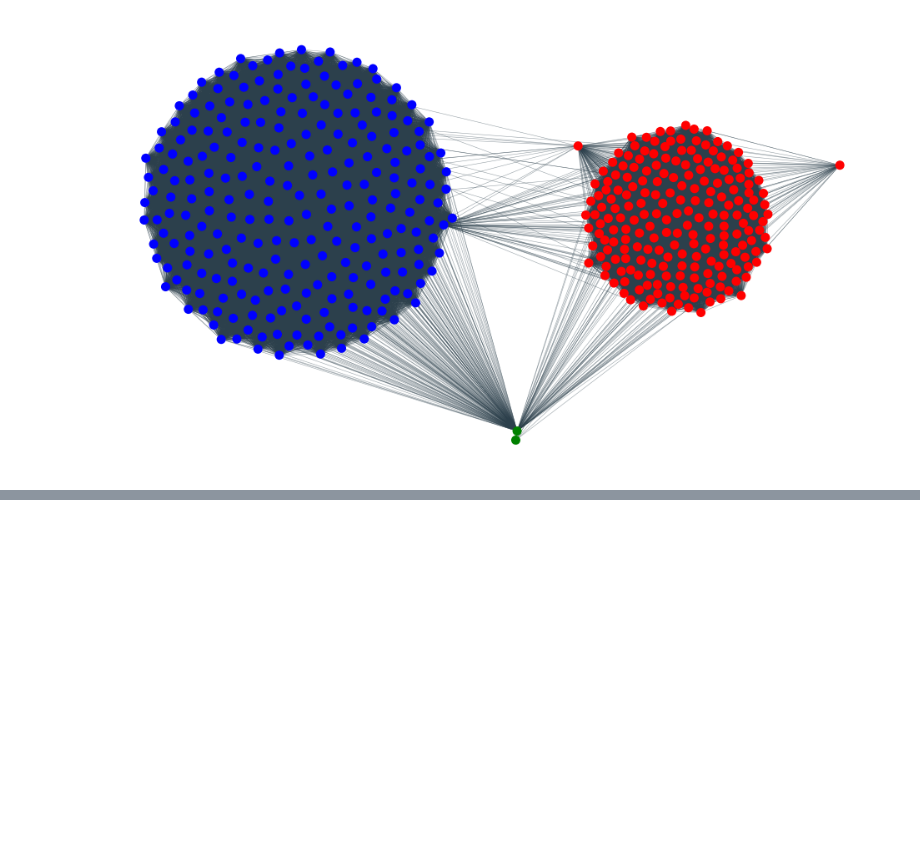
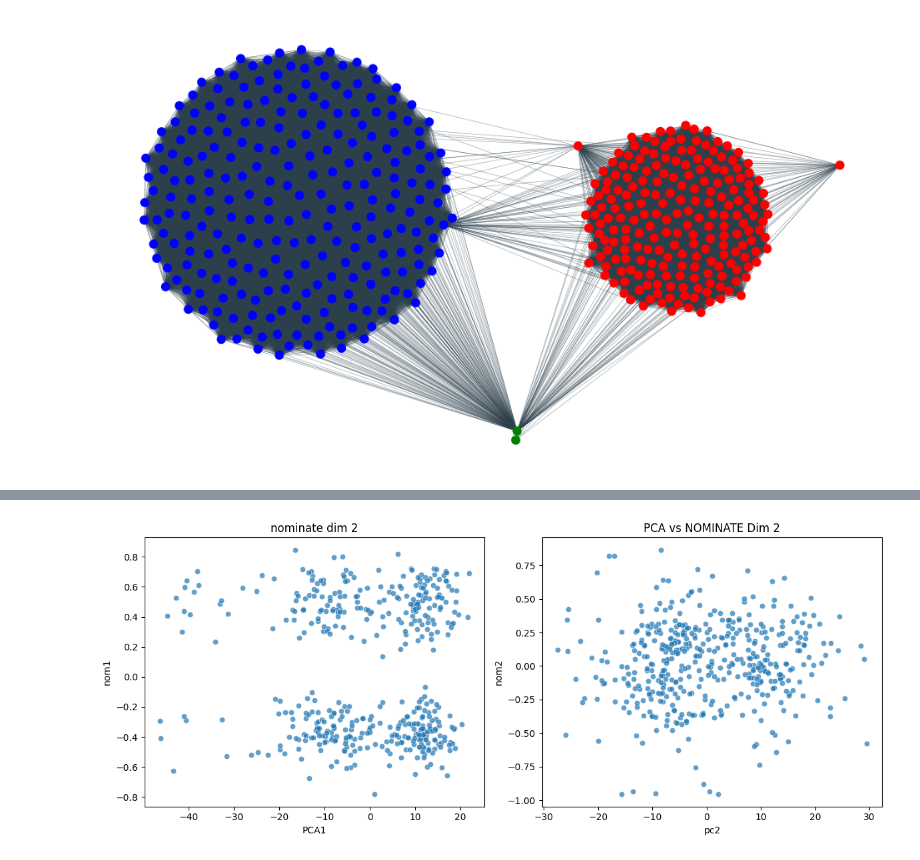
Before and after one commit to Lukas1930/Polarization, a Jupyter notebook: network_validation.ipynb, the cells around one changed output, grey strips where cells are left out. Cells and saved outputs as stored; diff of their text form; code cells hidden in the pictures; blank space fills up the shorter version.

```diff
--- a/network_validation.ipynb
+++ b/network_validation.ipynb
@@ -57,0 +162,3 @@ plt.show()
+# %%
+mds1 = ideal_points[:,0]
+mds2 = ideal_points[:,1]
@@ -57,0 +170,10 @@ plt.show()
+# %%
+pc1 = pc1[:-1]
+pc2 = pc2[:-1]
+mds1=mds1[:-1]
+mds2=mds2[:-1]
+# %%
+cand = pd.read_csv("data/USA/H116_members.csv")
+
+nom1 = cand["nominate_dim1"].dropna()
+nom2 = cand["nominate_dim2"].dropna()
@@ -57,0 +196,19 @@ plt.show()
+# %%
+fig, axes = plt.subplots(1, 2, figsize=(12, 5))
+
+# Plot PCA Dim 1 vs Nominate Dim 1
+sns.scatterplot(x=mds1, y=nom1, alpha=0.7, ax=axes[0])
+axes[0].set_xlabel("PCA1")
+axes[0].set_ylabel("nom1")
+axes[0].set_title("nominate dim 2")
+
+# Plot PCA Dim 2 vs Nominate Dim 2
+sns.scatterplot(x=mds2, y=nom2, alpha=0.7, ax=axes[1])
+axes[1].set_xlabel("pc2")
+axes[1].set_ylabel("nom2")
+axes[1].set_title("PCA vs NOMINATE Dim 2")
+
+plt.tight_layout()
+plt.show()
+# %% [output]
+[figure, added]
```
Also changed, not shown: parts of 11 cells of this notebook.
